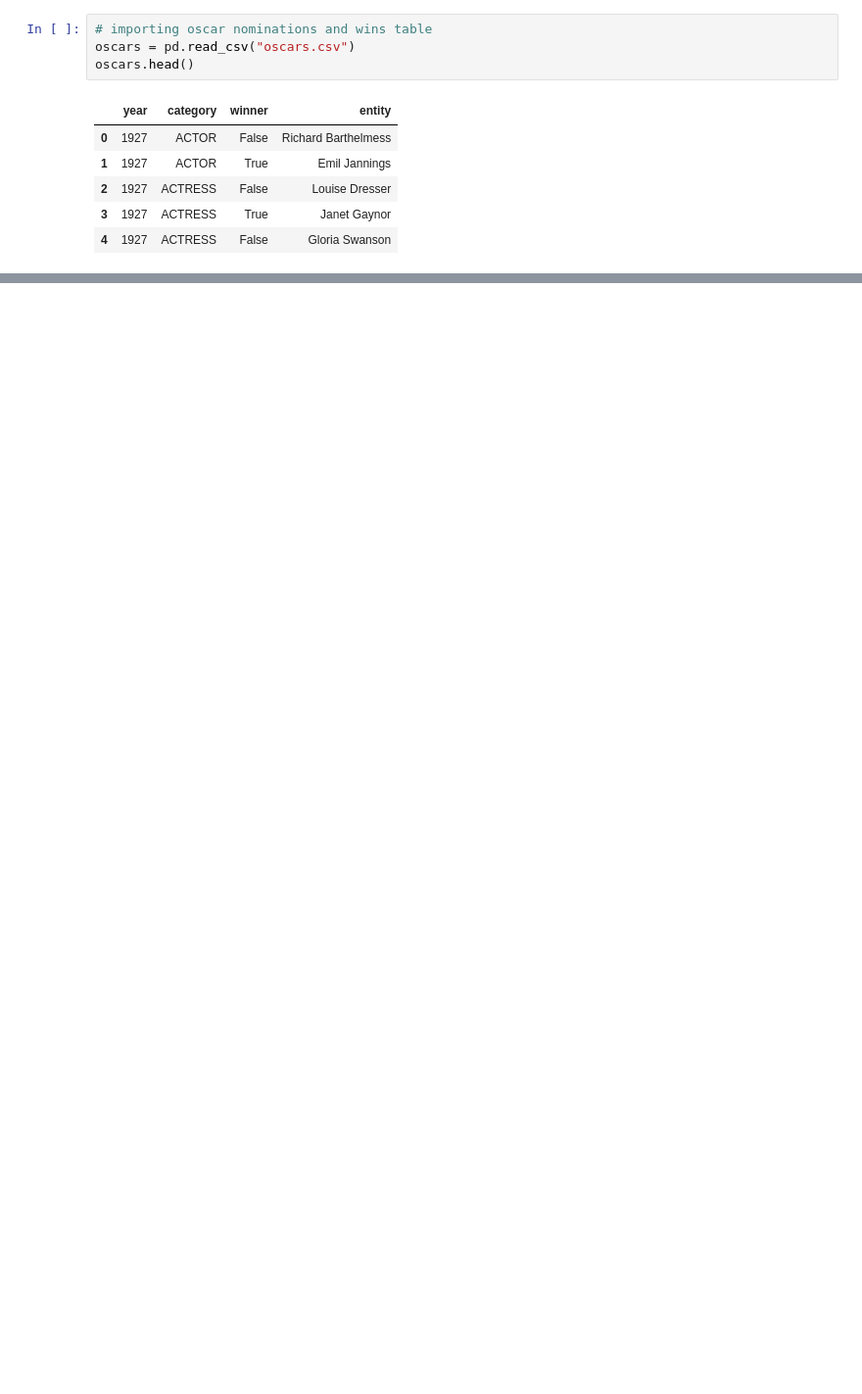
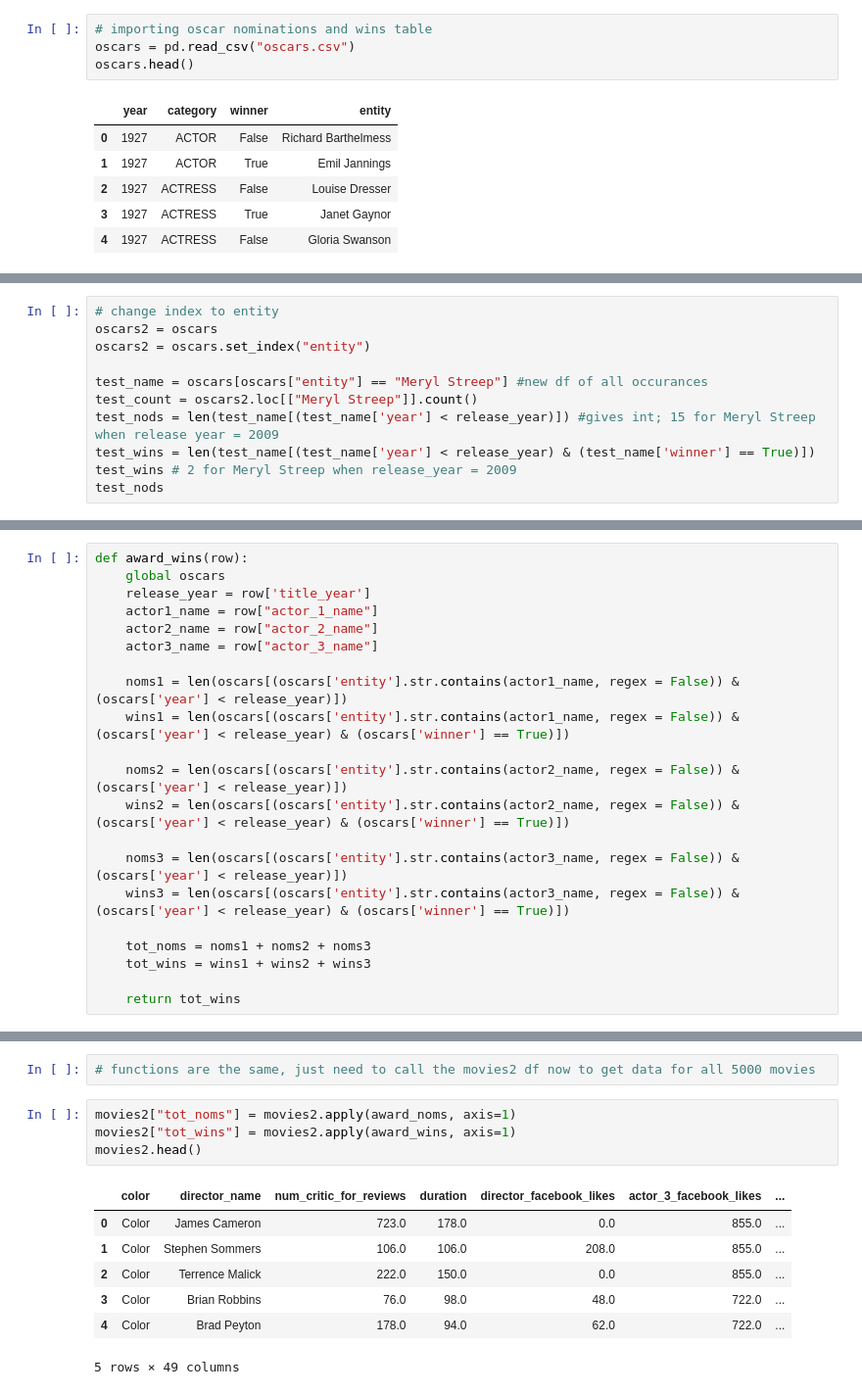
Before and after one commit to styrofomeBoots/project_3, a Jupyter notebook: Angie_notebook.ipynb, the cells around one changed output, grey strips where cells are left out. Shown: that part at 98% size. Drawn from its saved outputs; the diff is of its cells as text; blank space fills up the shorter version.

```diff
--- a/Angie_notebook.ipynb
+++ b/Angie_notebook.ipynb
@@ -97,0 +106,11 @@ movies2.head()
+# %%
+# change index to entity
+oscars2 = oscars
+oscars2 = oscars.set_index("entity")
+
+test_name = oscars[oscars["entity"] == "Meryl Streep"] #new df of all occurances
+test_count = oscars2.loc[["Meryl Streep"]].count()
+test_nods = len(test_name[(test_name['year'] < release_year)]) #gives int; 15 for Meryl Streep when release year = 2009
+test_wins = len(test_name[(test_name['year'] < release_year) & (test_name['winner'] == True)])
+test_wins # 2 for Meryl Streep when release_year = 2009
+test_nods
@@ -97,0 +225,21 @@ movies2.head()
+# %%
+def award_wins(row):
+    global oscars
+    release_year = row['title_year']
+    actor1_name = row["actor_1_name"]
+    actor2_name = row["actor_2_name"]
+    actor3_name = row["actor_3_name"]
+
+    noms1 = len(oscars[(oscars['entity'].str.contains(actor1_name, regex = False)) & (oscars['year'] < release_year)])
+    wins1 = len(oscars[(oscars['entity'].str.contains(actor1_name, regex = False)) & (oscars['year'] < release_year) & (oscars['winner'] == True)])
+
+    noms2 = len(oscars[(oscars['entity'].str.contains(actor2_name, regex = False)) & (oscars['year'] < release_year)])
+    wins2 = len(oscars[(oscars['entity'].str.contains(actor2_name, regex = False)) & (oscars['year'] < release_year) & (oscars['winner'] == True)])
+
+    noms3 = len(oscars[(oscars['entity'].str.contains(actor3_name, regex = False)) & (oscars['year'] < release_year)])
+    wins3 = len(oscars[(oscars['entity'].str.contains(actor3_name, regex = False)) & (oscars['year'] < release_year) & (oscars['winner'] == True)])
+
+    tot_noms = noms1 + noms2 + noms3
+    tot_wins = wins1 + wins2 + wins3
+
+    return tot_wins
@@ -97,0 +266,14 @@ movies2.head()
+# %%
+# functions are the same, just need to call the movies2 df now to get data for all 5000 movies
+# %%
+movies2["tot_noms"] = movies2.apply(award_noms, axis=1)
+movies2["tot_wins"] = movies2.apply(award_wins, axis=1)
+movies2.head()
+# %% [output]
+|  | color | director_name | num_critic_for_reviews | duration | director_facebook_likes | actor_3_facebook_likes | ... |
+| 0 | Color | James Cameron | 723.0 | 178.0 | 0.0 | 855.0 | ... |
+| 1 | Color | Stephen Sommers | 106.0 | 106.0 | 208.0 | 855.0 | ... |
+| 2 | Color | Terrence Malick | 222.0 | 150.0 | 0.0 | 855.0 | ... |
+| 3 | Color | Brian Robbins | 76.0 | 98.0 | 48.0 | 722.0 | ... |
+| 4 | Color | Brad Peyton | 178.0 | 94.0 | 62.0 | 722.0 | ... |
+5 rows × 49 columns
```
Also changed, not shown: parts of 31 cells of this notebook, 1 other file.
